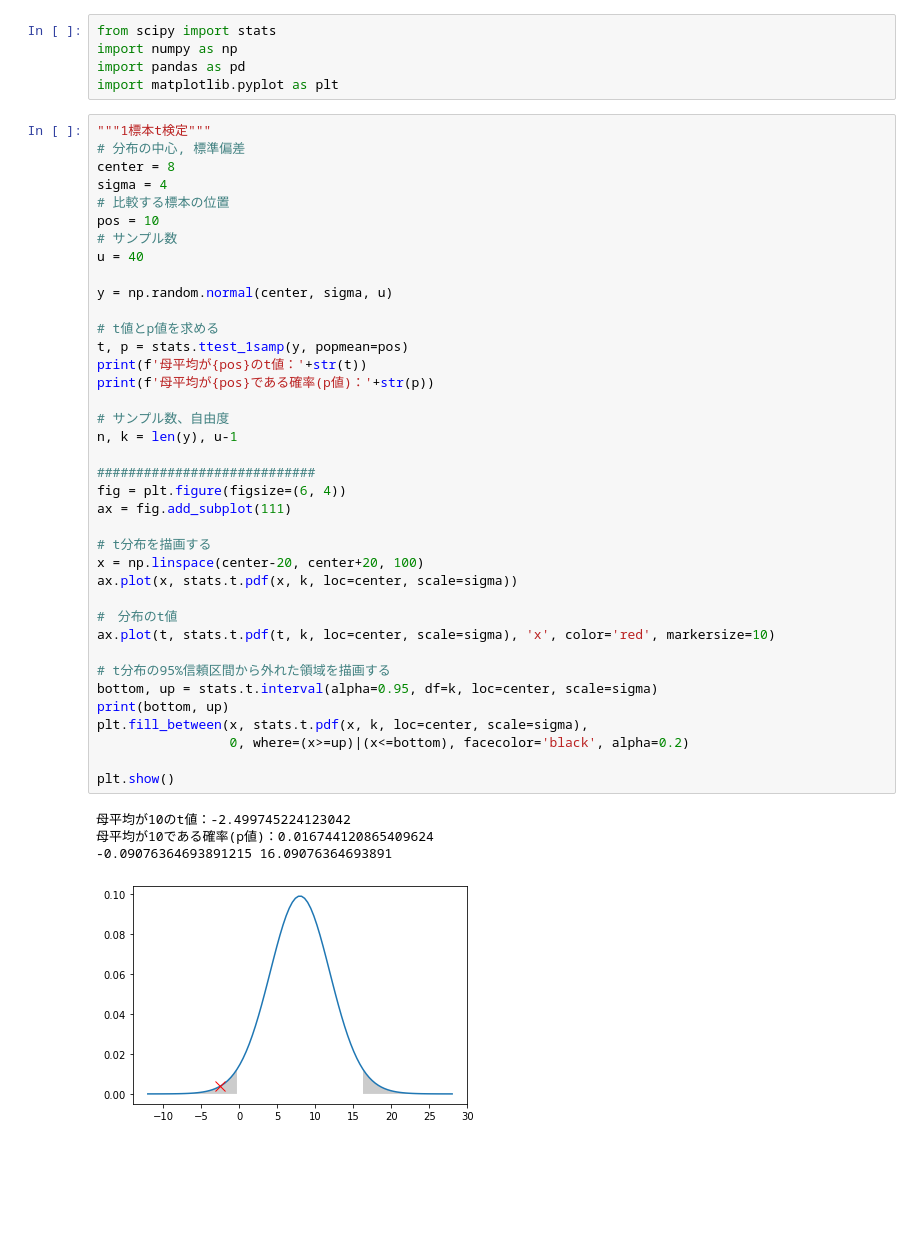
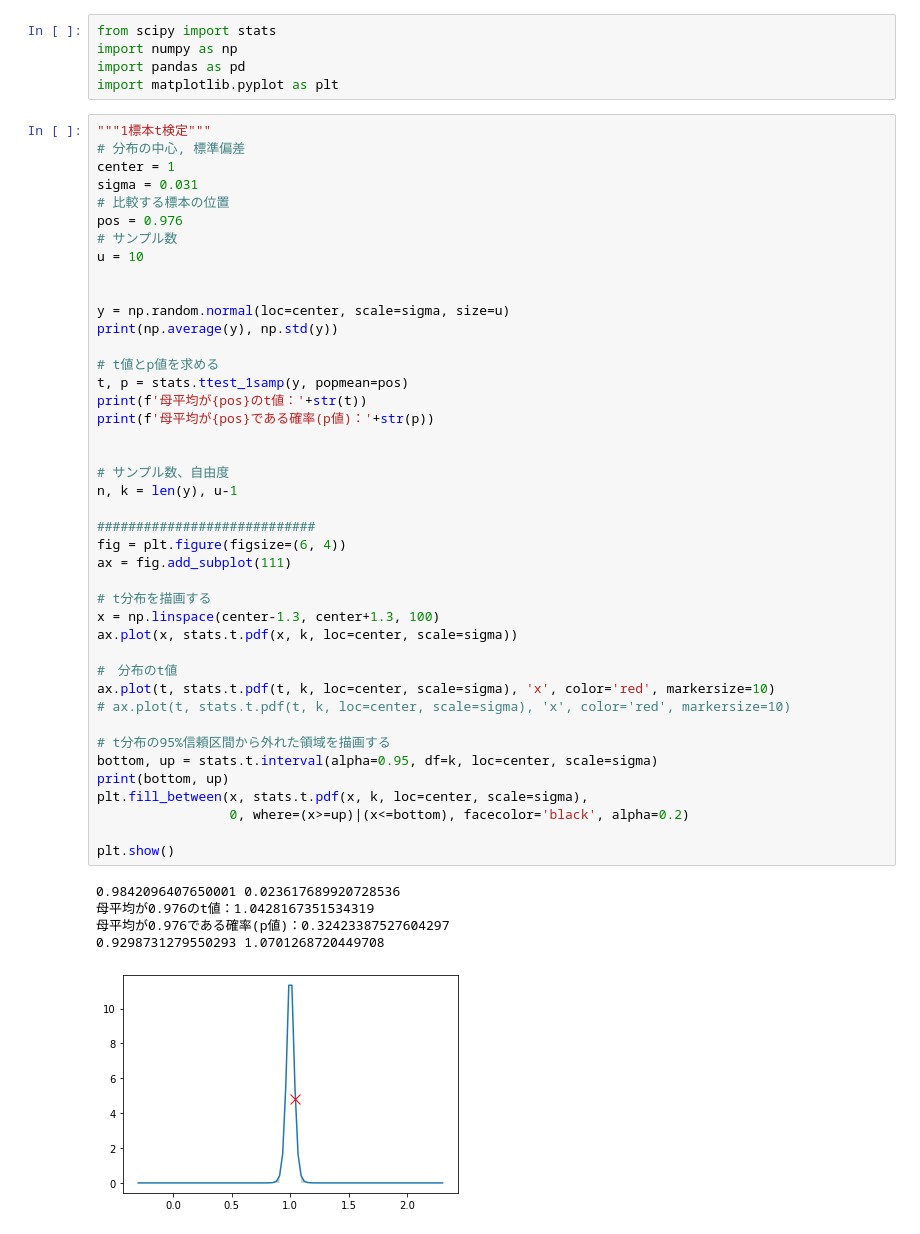
Before and after one commit to xmrogi/template, a Jupyter notebook: statistics/scipy.ipynb, the cells around one changed output. Drawn from its saved outputs; the diff is of its cells as text; blank space fills up the shorter version.

```diff
--- a/statistics/scipy.ipynb
+++ b/statistics/scipy.ipynb
@@ -6,43 +6,48 @@ import matplotlib.pyplot as plt
 # %%
 """1標本t検定"""
 # 分布の中心, 標準偏差
-center = 8
-sigma = 4
+center = 1
+sigma = 0.031
 # 比較する標本の位置
-pos = 10
+pos = 0.976
 # サンプル数
-u = 40
+u = 10
 
-y = np.random.normal(center, sigma, u)
+
+y = np.random.normal(loc=center, scale=sigma, size=u)
+print(np.average(y), np.std(y))
 
 # t値とp値を求める
 t, p = stats.ttest_1samp(y, popmean=pos)
 print(f'母平均が{pos}のt値：'+str(t))
 print(f'母平均が{pos}である確率(p値)：'+str(p))
+
 
 # サンプル数、自由度
 n, k = len(y), u-1
 
 ############################
 fig = plt.figure(figsize=(6, 4))
 ax = fig.add_subplot(111)
 
 # t分布を描画する
-x = np.linspace(center-20, center+20, 100)
+x = np.linspace(center-1.3, center+1.3, 100)
 ax.plot(x, stats.t.pdf(x, k, loc=center, scale=sigma))
 
 #　分布のt値
 ax.plot(t, stats.t.pdf(t, k, loc=center, scale=sigma), 'x', color='red', markersize=10)
+# ax.plot(t, stats.t.pdf(t, k, loc=center, scale=sigma), 'x', color='red', markersize=10)
 
 # t分布の95%信頼区間から外れた領域を描画する
 bottom, up = stats.t.interval(alpha=0.95, df=k, loc=center, scale=sigma)
 print(bottom, up)
 plt.fill_between(x, stats.t.pdf(x, k, loc=center, scale=sigma),
                  0, where=(x>=up)|(x<=bottom), facecolor='black', alpha=0.2)
 
 plt.show()
 # %% [output]
-母平均が10のt値：-2.499745224123042
-母平均が10である確率(p値)：0.016744120865409624
--0.09076364693891215 16.09076364693891
+0.9842096407650001 0.023617689920728536
+母平均が0.976のt値：1.0428167351534319
+母平均が0.976である確率(p値)：0.32423387527604297
+0.9298731279550293 1.0701268720449708
-[figure, old version]
+[figure, new version]
```
Also changed, not shown: parts of 2 cells of this notebook, 3 other files.
